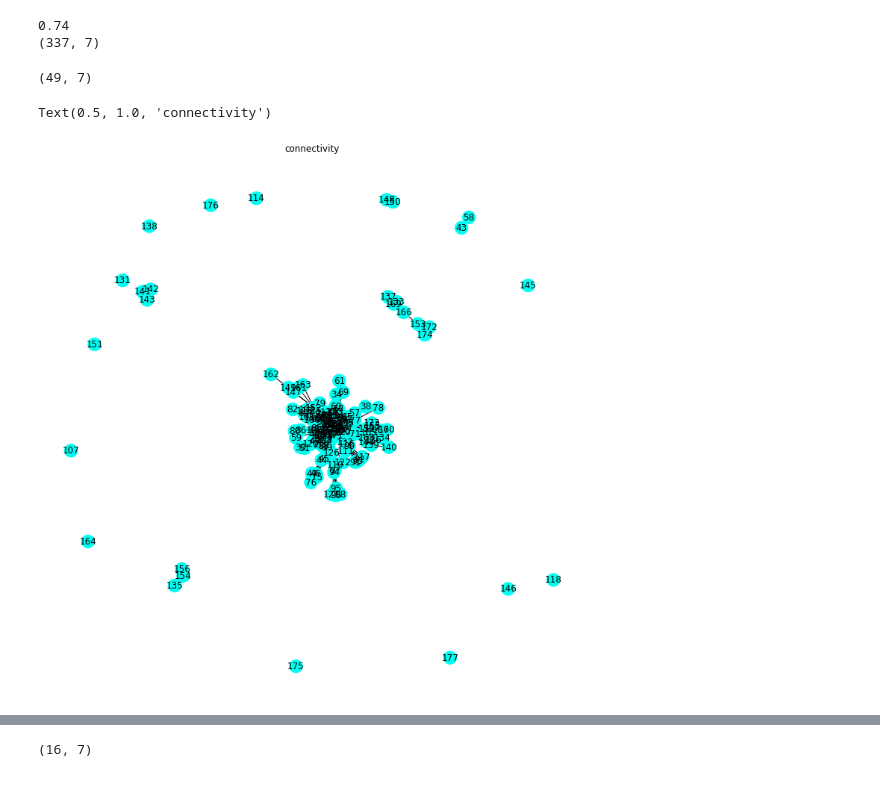
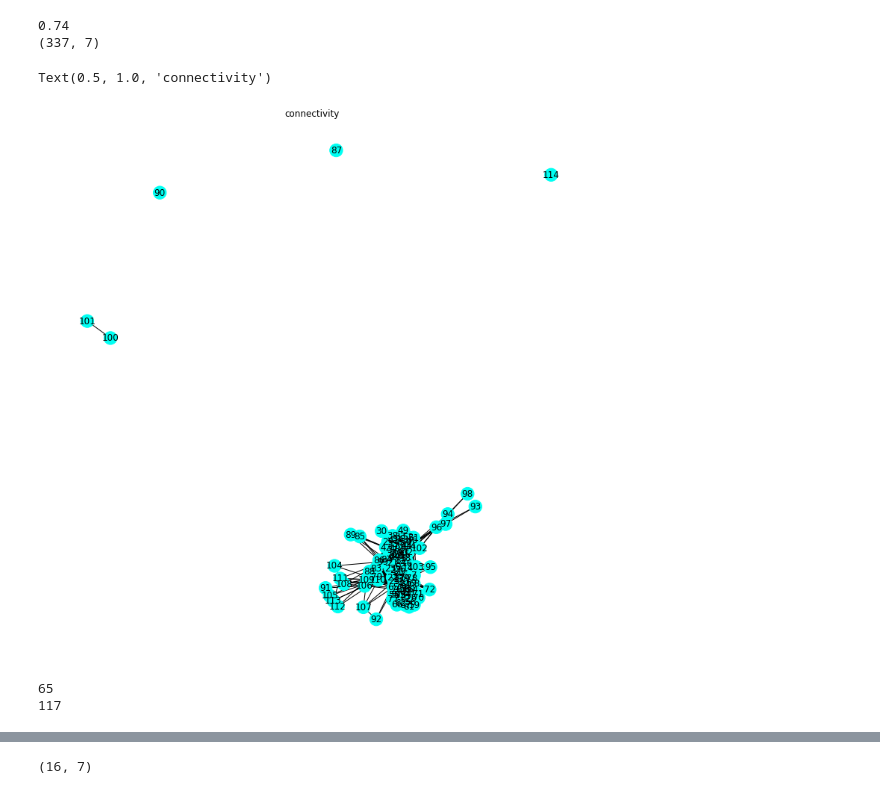
Before and after one commit to wernerpe/cvisiris_examples, a Jupyter notebook: 7dof_bins_gcs.ipynb, the cells around one changed output, grey strips where cells are left out. Cells and saved outputs as stored; diff of their text form; code cells hidden in the pictures.

```diff
--- a/7dof_bins_gcs.ipynb
+++ b/7dof_bins_gcs.ipynb
@@ -386,7 +753,8 @@ def densify_waypoints(waypoints_q, densify = 200):
 def plot_endeff_traj(dense_waypoints, name = '', color= (1,0,0,1)):
     color = Rgba(color[0], color[1], color[2], color[3])
     start_idx = 0
-    for i, qa in enumerate(dense_waypoints):
+    for i, qa in enumerate(dense_waypoiseed_points, metrics, _ = get_iris_metrics([q_tot[c] for c in cliques_tot], col_hnd)
+    regions_red, succs_sp, is_full = iris_handle(seed_points, metrics, [])nts):
         #qa = Ratfk.ComputeQValue(ta, np.zeros(7))
         #showres(qa)
         #time.sleep(0.1)
@@ -422,7 +794,7 @@ for clique_idx in range(len(cliques_tot)):
             # if col_func_handle(qa):
             #     print('col')
             # cur_time+=frame_time
-            time.sleep(0.02)
+            time.sleep(0.01)
         meshcat.Delete('/iris/points/traj')
         start = target
         target = q_tot[cliques_vis[np.random.randint(len(cliques_vis))]]
@@ -428,0 +872,24 @@ for clique_idx in range(len(cliques_tot)):
+# %%
+from pydrake.all import RandomGenerator
+gen = RandomGenerator(4)
+Ns = 10000
+s_reg = []
+for r in regs_cvxh:
+    samps = []
+    for _ in range(Ns):
+        if len(samps):
+            samps.append(r.UniformSample(gen, samps[-1]))
+        else:
+
+            samps.append(r.UniformSample(gen))
+    s_reg.append(samps)
+
+frac_vol_in_collision = []
+for s in s_reg:
+    tot_col = 0
+    for pt in s:
+        if not checker.CheckConfigCollisionFree(pt):
+            tot_col+=1
+    frac_vol_in_collision.append(tot_col/Ns)
+
+print(frac_vol_in_collision)
@@ -463,15 +952,15 @@ iris_handle = partial(SNOPT_IRIS_ellipsoid_parallel,
                         estimate_coverage = estimate_coverage,
                         coverage_threshold = 1)
 # %%
-if f"regions_clus4_{Npts}.pkl" in os.listdir('tmp'):
-    with open(f"tmp/regions_clus4_{Npts}.pkl", 'rb') as f:
+if f"regions_clusjac5_{Npts}.pkl" in os.listdir('tmp'):
+    with open(f"tmp/regions_clusjac5_{Npts}.pkl", 'rb') as f:
         regions_red = pickle.load(f)
 else:
     def col_hnd(pt):
         return 1- 1.0*checker.CheckConfigCollisionFree(pt)
     seed_points, metrics, _ = get_iris_metrics([q_tot[c] for c in cliques_tot], col_hnd)
     regions_red, succs_sp, is_full = iris_handle(seed_points, metrics, [])
-    with open(f"tmp/regions_clus4_{Npts}.pkl", 'wb') as f:
-        pickle.dump(regions_red, f)
+    with open(f"tmp/regions_clusjac5_{Npts}.pkl", 'wb') as f:
+        pickle.dump({'regions': regions_red, 'succ_sp': succs_sp}, f)
 # %% [output]
 [IRIS METRIC] ELLIPSOID COMPUTATION FAILED
@@ -605,10 +1055,6 @@ print(regions_red[19].A().shape)
 # %% [output]
 0.74
 (337, 7)
-# %%
-regions_red[-5].A().shape
-# %% [output]
-(49, 7)
 # %%
 from utils import load_regions_from_experiment_dir
 
@@ -618,32 +1064,32 @@ regions = regions_c+regions_red
 # %%
 import networkx as nx
 import matplotlib.pyplot as plt
 
 regs = regions
 connectivity_graph = nx.Graph()
 for idx in range(len(regs)):
     connectivity_graph.add_node(idx)
 
 for idx1 in range(len(regs)):
     for idx2 in range(idx1 +1, len(regs)):
         r1 = regs[idx1]
         r2 = regs[idx2]
         if r1.IntersectsWith(r2):
             connectivity_graph.add_edge(idx1,idx2)
 
 largest_con_comp = list(list(nx.connected_components(connectivity_graph))[0])
 regions_connected_component = [regs[i] for i in largest_con_comp]
 
 fig = plt.figure(figsize=(10,10))
 hues = generate_distinct_colors(2+1)[1:]
 colors = []
-for g, h in zip([regions], hues):
+for g, h in zip([regs], hues):
     colors += [h]*len(g)
 
 nx.draw_spring(connectivity_graph,
                 with_labels = True,
                 node_color = colors)
 plt.title(f"connectivity")
 # %% [output]
 Text(0.5, 1.0, 'connectivity')
-[figure, old version]
+[figure, new version]
@@ -650,3 +1104,9 @@ Text(0.5, 1.0, 'connectivity')
+# %%
+print(len(regions_connected_component))
+print(len(regions))
+# %% [output]
+65
+117
 # %%
 volumes = [r.MaximumVolumeInscribedEllipsoid().Volume() for r in regions]
 # %%
```
Also changed, not shown: parts of 50 cells of this notebook, 9 other files.
